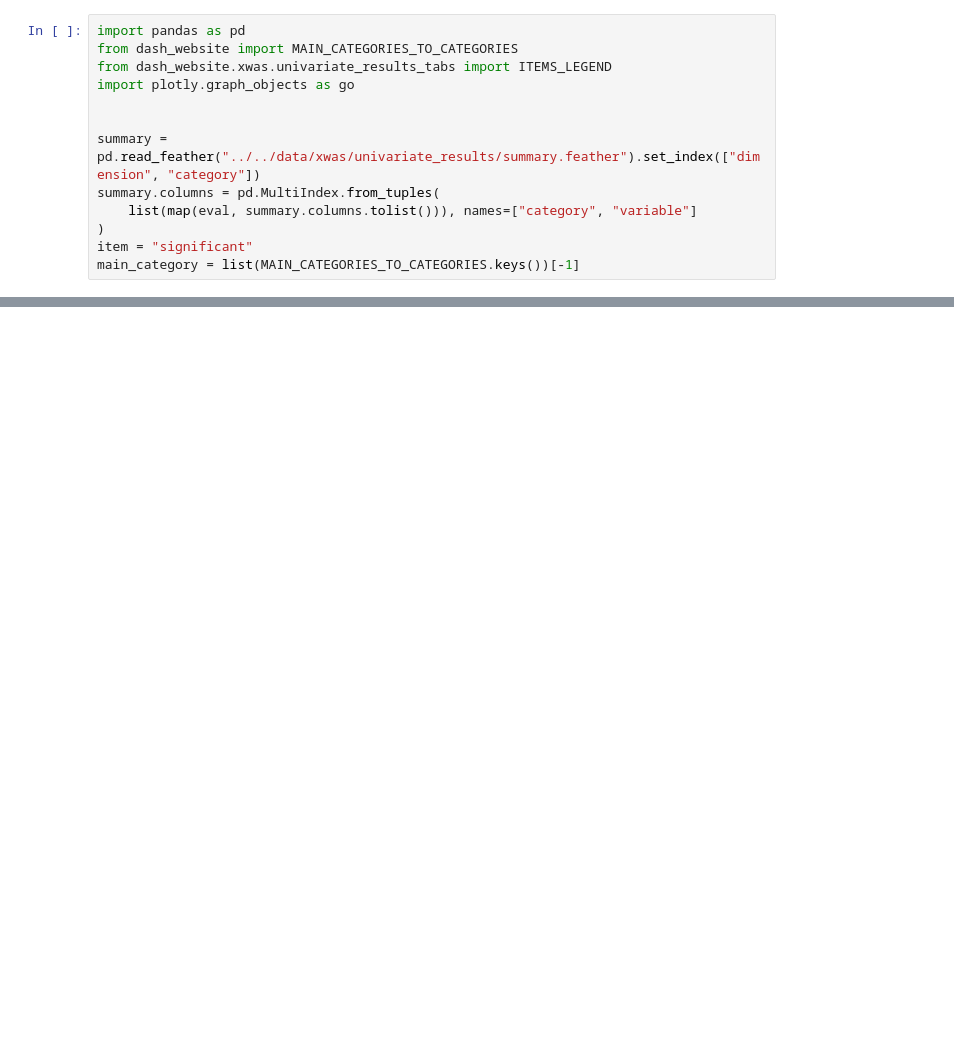
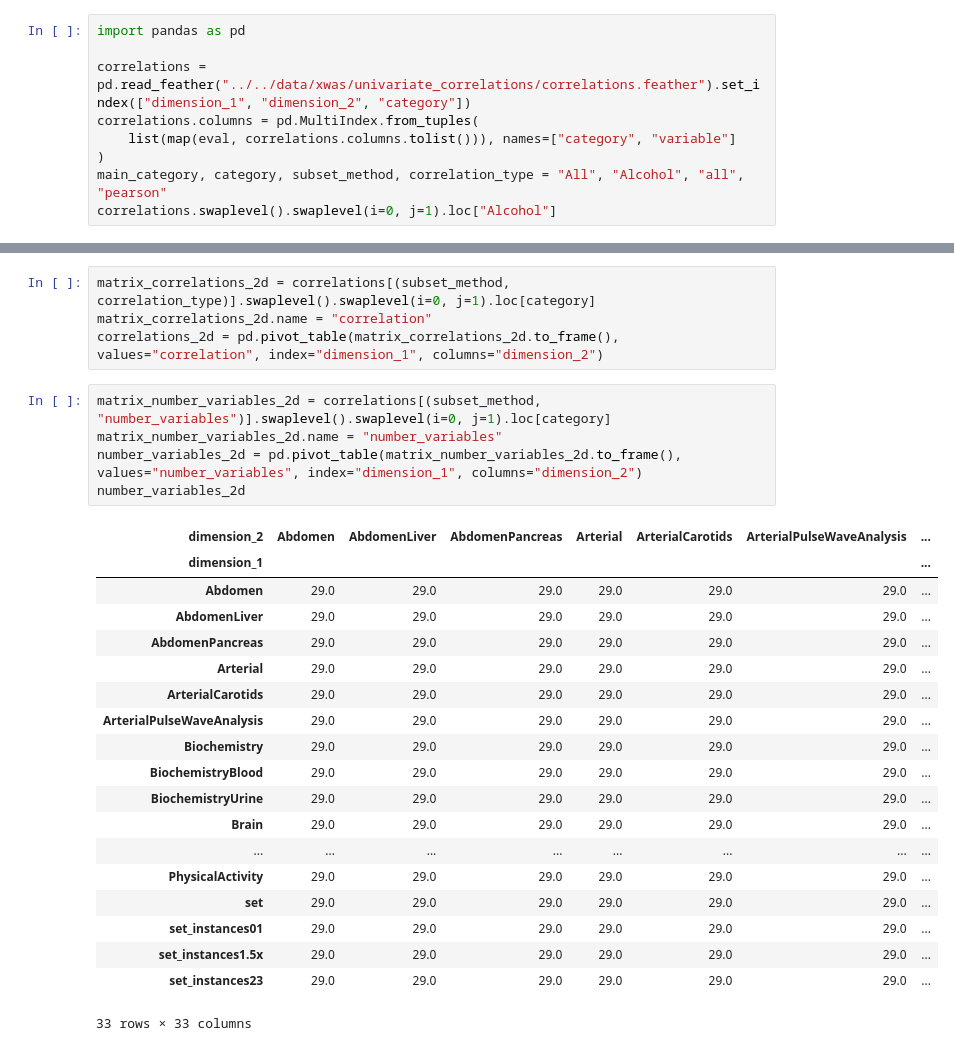
Before and after one commit to Deep-Learning-and-Aging/Website, a Jupyter notebook: dash_website/xwas/tries.ipynb, the cells around one changed output, grey strips where cells are left out. Drawn from its saved outputs; the diff is of its cells as text; blank space fills up the shorter version.

Commit message:
Univariate correlations

```diff
--- a/dash_website/xwas/tries.ipynb
+++ b/dash_website/xwas/tries.ipynb
@@ -1,13 +1,9 @@
 # %%
 import pandas as pd
-from dash_website import MAIN_CATEGORIES_TO_CATEGORIES
-from dash_website.xwas.univariate_results_tabs import ITEMS_LEGEND
-import plotly.graph_objects as go
 
-
-summary = pd.read_feather("../../data/xwas/univariate_results/summary.feather").set_index(["dimension", "category"])
-summary.columns = pd.MultiIndex.from_tuples(
-    list(map(eval, summary.columns.tolist())), names=["category", "variable"]
+correlations = pd.read_feather("../../data/xwas/univariate_correlations/correlations.feather").set_index(["dimension_1", "dimension_2", "category"])
+correlations.columns = pd.MultiIndex.from_tuples(
+    list(map(eval, correlations.columns.tolist())), names=["category", "variable"]
 )
-item = "significant"
-main_category = list(MAIN_CATEGORIES_TO_CATEGORIES.keys())[-1]
+main_category, category, subset_method, correlation_type = "All", "Alcohol", "all", "pearson"
+correlations.swaplevel().swaplevel(i=0, j=1).loc["Alcohol"]
@@ -58,0 +26,29 @@ fig.update_layout(
+# %%
+matrix_correlations_2d = correlations[(subset_method, correlation_type)].swaplevel().swaplevel(i=0, j=1).loc[category]
+matrix_correlations_2d.name = "correlation"
+correlations_2d = pd.pivot_table(matrix_correlations_2d.to_frame(), values="correlation", index="dimension_1", columns="dimension_2")
+# %%
+matrix_number_variables_2d = correlations[(subset_method, "number_variables")].swaplevel().swaplevel(i=0, j=1).loc[category]
+matrix_number_variables_2d.name = "number_variables"
+number_variables_2d = pd.pivot_table(matrix_number_variables_2d.to_frame(), values="number_variables", index="dimension_1", columns="dimension_2")
+number_variables_2d
+# %% [output]
+| dimension_2 | Abdomen | AbdomenLiver | AbdomenPancreas | Arterial | ArterialCarotids | ArterialPulseWaveAnalysis | ... |
+| dimension_1 |  |  |  |  |  |  | ... |
+| Abdomen | 29.0 | 29.0 | 29.0 | 29.0 | 29.0 | 29.0 | ... |
+| AbdomenLiver | 29.0 | 29.0 | 29.0 | 29.0 | 29.0 | 29.0 | ... |
+| AbdomenPancreas | 29.0 | 29.0 | 29.0 | 29.0 | 29.0 | 29.0 | ... |
+| Arterial | 29.0 | 29.0 | 29.0 | 29.0 | 29.0 | 29.0 | ... |
+| ArterialCarotids | 29.0 | 29.0 | 29.0 | 29.0 | 29.0 | 29.0 | ... |
+| ArterialPulseWaveAnalysis | 29.0 | 29.0 | 29.0 | 29.0 | 29.0 | 29.0 | ... |
+| Biochemistry | 29.0 | 29.0 | 29.0 | 29.0 | 29.0 | 29.0 | ... |
+| BiochemistryBlood | 29.0 | 29.0 | 29.0 | 29.0 | 29.0 | 29.0 | ... |
+| BiochemistryUrine | 29.0 | 29.0 | 29.0 | 29.0 | 29.0 | 29.0 | ... |
+| Brain | 29.0 | 29.0 | 29.0 | 29.0 | 29.0 | 29.0 | ... |
+| ... | ... | ... | ... | ... | ... | ... | ... |
+| PhysicalActivity | 29.0 | 29.0 | 29.0 | 29.0 | 29.0 | 29.0 | ... |
+| set | 29.0 | 29.0 | 29.0 | 29.0 | 29.0 | 29.0 | ... |
+| set_instances01 | 29.0 | 29.0 | 29.0 | 29.0 | 29.0 | 29.0 | ... |
+| set_instances1.5x | 29.0 | 29.0 | 29.0 | 29.0 | 29.0 | 29.0 | ... |
+| set_instances23 | 29.0 | 29.0 | 29.0 | 29.0 | 29.0 | 29.0 | ... |
+33 rows × 33 columns
```
Also changed, not shown: parts of 3 cells of this notebook, 10 other files.
